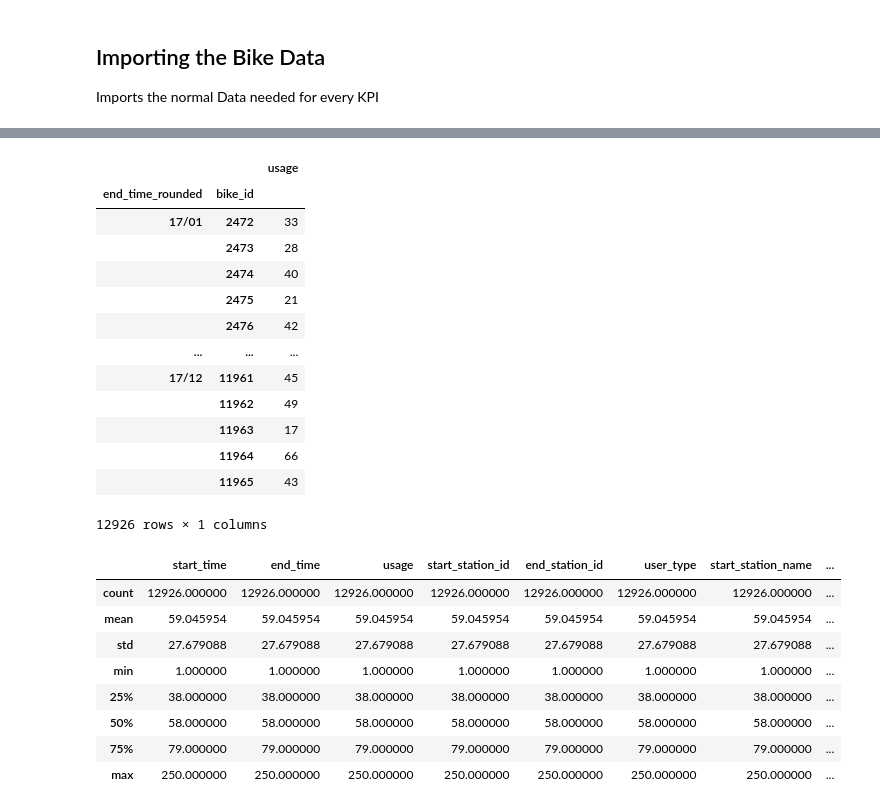
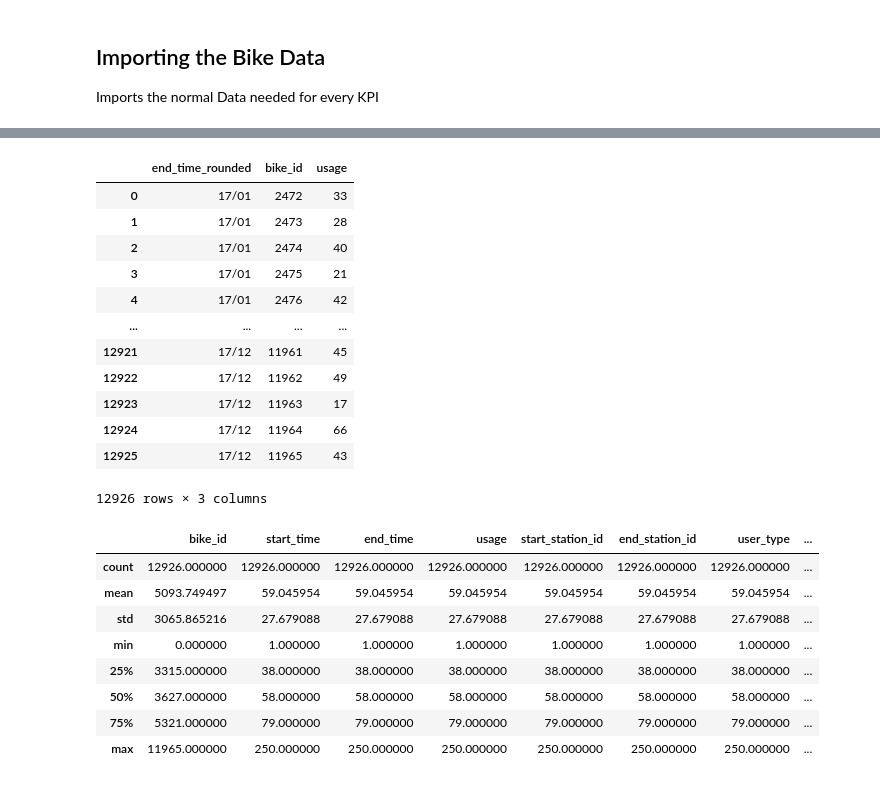
Before and after one commit to GoebelM94/dsml2021, a Jupyter notebook: notebooks/Bike_User.ipynb, the cells around one changed output, grey strips where cells are left out. Drawn from its saved outputs; the diff is of its cells as text; code cells hidden in the pictures.

```diff
--- a/notebooks/Bike_User.ipynb
+++ b/notebooks/Bike_User.ipynb
@@ -116,32 +116,31 @@ See the caveats in the documentation: https://pandas.pydata.org/pandas-docs/stab
 # %%
 df_bikes['end_time_rounded'] = df_bikes['end_time_rounded'].dt.strftime("%y/%m")
 # %%
-df_bikes_usage = df_bikes.groupby(['end_time_rounded','bike_id']).count()
+df_bikes_usage = df_bikes.groupby(['end_time_rounded','bike_id']).count().reset_index()
 df_bikes_usage.drop(['start_station_id', 'end_station_id', 'start_time', 'end_time', 'user_type', 'start_station_name', 'end_station_name', 'ride_duration_minutes'], axis=1)
 # %% [output]
-|  |  | usage |
-| end_time_rounded | bike_id |  |
-| 17/01 | 2472 | 33 |
-|  | 2473 | 28 |
-|  | 2474 | 40 |
-|  | 2475 | 21 |
-|  | 2476 | 42 |
-| ... | ... | ... |
-| 17/12 | 11961 | 45 |
-|  | 11962 | 49 |
-|  | 11963 | 17 |
-|  | 11964 | 66 |
-|  | 11965 | 43 |
+|  | end_time_rounded | bike_id | usage |
+| 0 | 17/01 | 2472 | 33 |
+| 1 | 17/01 | 2473 | 28 |
+| 2 | 17/01 | 2474 | 40 |
+| 3 | 17/01 | 2475 | 21 |
+| 4 | 17/01 | 2476 | 42 |
+| ... | ... | ... | ... |
+| 12921 | 17/12 | 11961 | 45 |
+| 12922 | 17/12 | 11962 | 49 |
+| 12923 | 17/12 | 11963 | 17 |
+| 12924 | 17/12 | 11964 | 66 |
+| 12925 | 17/12 | 11965 | 43 |
-12926 rows × 1 columns
+12926 rows × 3 columns
 # %%
 df_bikes_usage.describe()
 # %% [output]
-|  | start_time | end_time | usage | start_station_id | end_station_id | user_type | start_station_name | ... |
+|  | bike_id | start_time | end_time | usage | start_station_id | end_station_id | user_type | ... |
 | count | 12926.000000 | 12926.000000 | 12926.000000 | 12926.000000 | 12926.000000 | 12926.000000 | 12926.000000 | ... |
-| mean | 59.045954 | 59.045954 | 59.045954 | 59.045954 | 59.045954 | 59.045954 | 59.045954 | ... |
-| std | 27.679088 | 27.679088 | 27.679088 | 27.679088 | 27.679088 | 27.679088 | 27.679088 | ... |
-| min | 1.000000 | 1.000000 | 1.000000 | 1.000000 | 1.000000 | 1.000000 | 1.000000 | ... |
-| 25% | 38.000000 | 38.000000 | 38.000000 | 38.000000 | 38.000000 | 38.000000 | 38.000000 | ... |
-| 50% | 58.000000 | 58.000000 | 58.000000 | 58.000000 | 58.000000 | 58.000000 | 58.000000 | ... |
-| 75% | 79.000000 | 79.000000 | 79.000000 | 79.000000 | 79.000000 | 79.000000 | 79.000000 | ... |
-| max | 250.000000 | 250.000000 | 250.000000 | 250.000000 | 250.000000 | 250.000000 | 250.000000 | ... |
+| mean | 5093.749497 | 59.045954 | 59.045954 | 59.045954 | 59.045954 | 59.045954 | 59.045954 | ... |
+| std | 3065.865216 | 27.679088 | 27.679088 | 27.679088 | 27.679088 | 27.679088 | 27.679088 | ... |
+| min | 0.000000 | 1.000000 | 1.000000 | 1.000000 | 1.000000 | 1.000000 | 1.000000 | ... |
+| 25% | 3315.000000 | 38.000000 | 38.000000 | 38.000000 | 38.000000 | 38.000000 | 38.000000 | ... |
+| 50% | 3627.000000 | 58.000000 | 58.000000 | 58.000000 | 58.000000 | 58.000000 | 58.000000 | ... |
+| 75% | 5321.000000 | 79.000000 | 79.000000 | 79.000000 | 79.000000 | 79.000000 | 79.000000 | ... |
+| max | 11965.000000 | 250.000000 | 250.000000 | 250.000000 | 250.000000 | 250.000000 | 250.000000 | ... |
```
Also changed, not shown: parts of 2 cells of this notebook, 11 other files.
